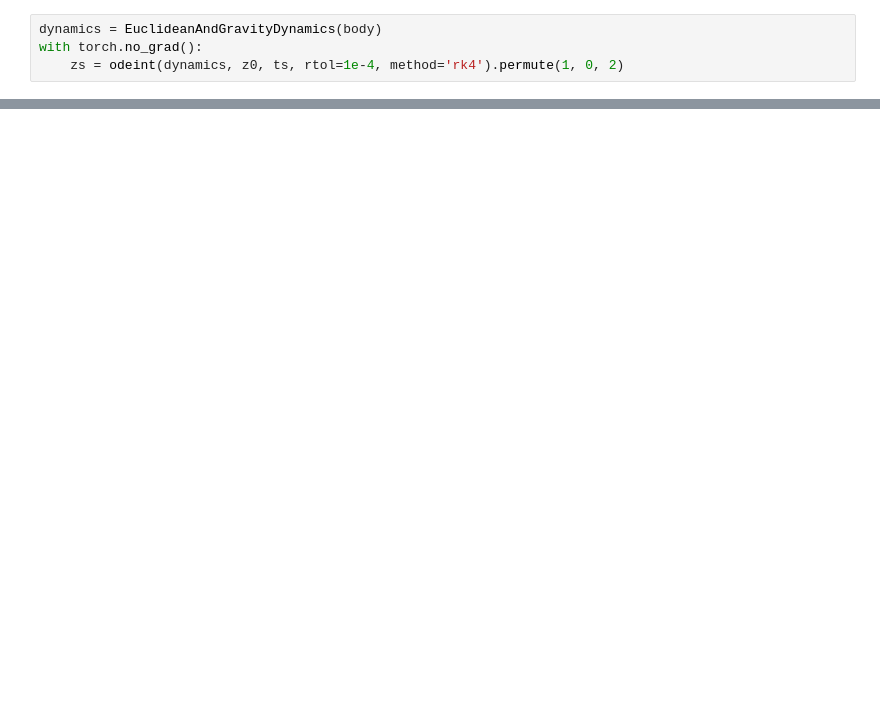
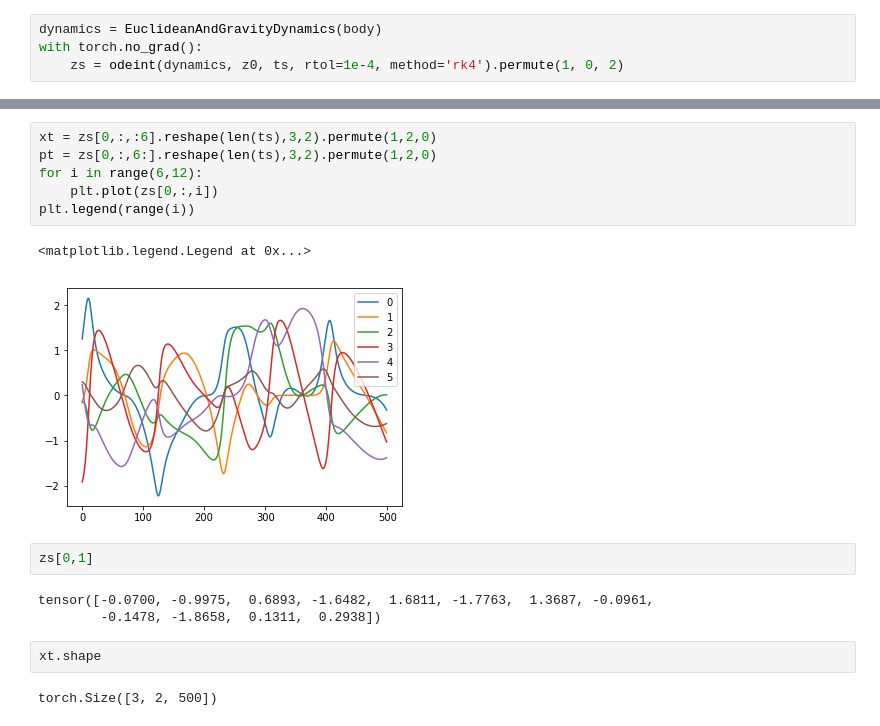
Before and after one commit to mfinzi/constrained-hamiltonian-neural-networks, a Jupyter notebook: pendulum.ipynb, the cells around one changed output, grey strips where cells are left out. Saved outputs shown, nothing was run; the diff lists cells and outputs as text; blank space fills up the shorter version.

```diff
--- a/pendulum.ipynb
+++ b/pendulum.ipynb
@@ -46,0 +68,18 @@ xt = zs.reshape(1,len(ts),2,3,2)[0,:,0].permute(1,2,0)
+# %%
+xt = zs[0,:,:6].reshape(len(ts),3,2).permute(1,2,0)
+pt = zs[0,:,6:].reshape(len(ts),3,2).permute(1,2,0)
+for i in range(6,12):
+    plt.plot(zs[0,:,i])
+plt.legend(range(i))
+# %% [output]
+<matplotlib.legend.Legend at 0x...>
+[figure, added]
+# %%
+zs[0,1]
+# %% [output]
+tensor([-0.0700, -0.9975,  0.6893, -1.6482,  1.6811, -1.7763,  1.3687, -0.0961,
+        -0.1478, -1.8658,  0.1311,  0.2938])
+# %%
+xt.shape
+# %% [output]
+torch.Size([3, 2, 500])
```
Also changed, not shown: parts of 14 cells of this notebook, 1 other file.
